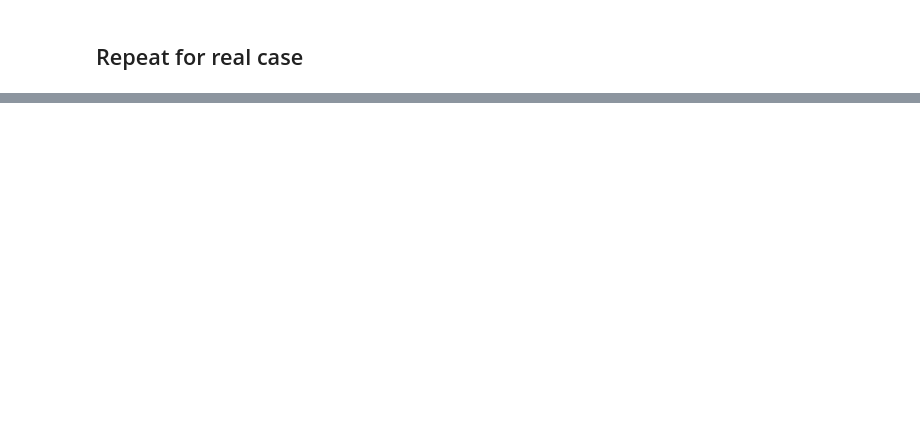
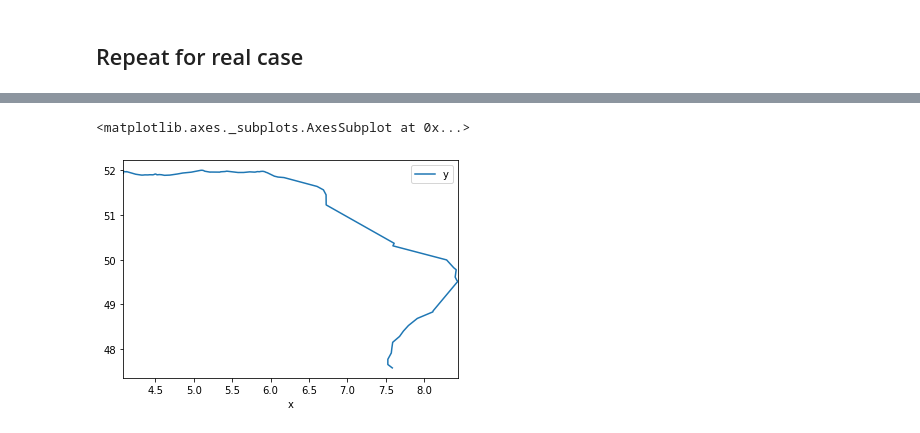
Before and after one commit to Deltares-research/digitaltwin-waterway, a Jupyter notebook: notebooks/import-fis-network.ipynb, the cells around one changed output, grey strips where cells are left out. Saved outputs shown, nothing was run; the diff lists cells and outputs as text; code cells hidden in the pictures; blank space fills up the shorter version.

```diff
--- a/notebooks/import-fis-network.ipynb
+++ b/notebooks/import-fis-network.ipynb
@@ -34,3 +38,18 @@ for n in G.nodes:
+# %%
+# Reading network (might take a few minutes on a slow connection)
+
+# Create a temporary file
+f = tempfile.NamedTemporaryFile()
+f.close()
+
+urllib.request.urlretrieve(url, f.name)
+G = nx.read_yaml(f.name)
+
+# Making geometry really a geometry type
+for n in G.nodes:
+    G.nodes[n]['geometry'] = shapely.geometry.Point(G.nodes[n]['X'], G.nodes[n]['Y'])
+
+del f
 # %% [markdown]
 ## Simple test
 # %%
@@ -210,3 +225,12 @@ pd.DataFrame.from_dict(vessel.log)
+# %%
+# get log and plot track
+df = pd.DataFrame.from_dict(vessel.log)
+df['x'] = df.Geometry.apply(lambda geom: geom.x)
+df['y'] = df.Geometry.apply(lambda geom: geom.y)
+df.plot('x', 'y')
+# %% [output]
+<matplotlib.axes._subplots.AxesSubplot at 0x...>
+[figure, added]
 # %%
 # Create plot of results
 
```
Also changed, not shown: parts of 10 cells of this notebook, 2 other files.
